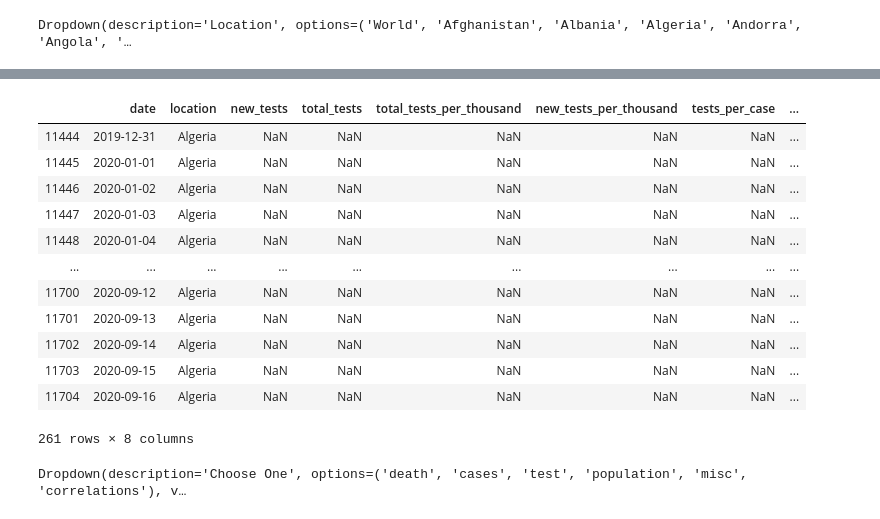
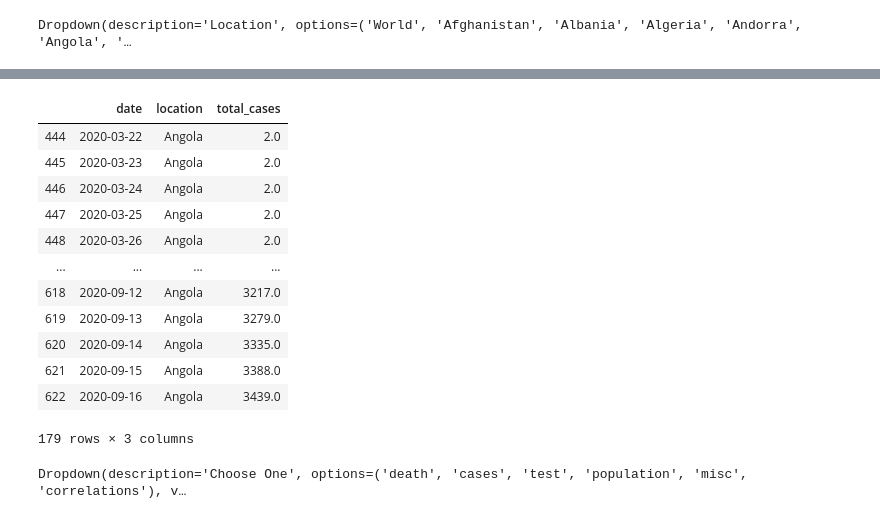
Before and after one commit to kooshaj/Coronavirus-Data-Manipulation-Project, a Jupyter notebook: covid.ipynb, the cells around one changed output, grey strips where cells are left out. Saved outputs shown, nothing was run; the diff lists cells and outputs as text; code cells hidden in the pictures.

Commit message:
fixed location

```diff
--- a/covid.ipynb
+++ b/covid.ipynb
@@ -223,18 +231,2 @@ display(large_output)
 # %% [output]
 [interactive output not drawn]
-# %%
-filtered
-# %% [output]
-|  | date | location | new_tests | total_tests | total_tests_per_thousand | new_tests_per_thousand | tests_per_case | ... |
-| 11444 | 2019-12-31 | Algeria | NaN | NaN | NaN | NaN | NaN | ... |
-| 11445 | 2020-01-01 | Algeria | NaN | NaN | NaN | NaN | NaN | ... |
-| 11446 | 2020-01-02 | Algeria | NaN | NaN | NaN | NaN | NaN | ... |
-| 11447 | 2020-01-03 | Algeria | NaN | NaN | NaN | NaN | NaN | ... |
-| 11448 | 2020-01-04 | Algeria | NaN | NaN | NaN | NaN | NaN | ... |
-| ... | ... | ... | ... | ... | ... | ... | ... | ... |
-| 11700 | 2020-09-12 | Algeria | NaN | NaN | NaN | NaN | NaN | ... |
-| 11701 | 2020-09-13 | Algeria | NaN | NaN | NaN | NaN | NaN | ... |
-| 11702 | 2020-09-14 | Algeria | NaN | NaN | NaN | NaN | NaN | ... |
-| 11703 | 2020-09-15 | Algeria | NaN | NaN | NaN | NaN | NaN | ... |
-| 11704 | 2020-09-16 | Algeria | NaN | NaN | NaN | NaN | NaN | ... |
-261 rows × 8 columns
@@ -241,3 +235,20 @@ filtered
+# %%
+filt_df
+# filtered.to_csv("dataset.csv")
+# %% [output]
+|  | date | location | total_cases |
+| 444 | 2020-03-22 | Angola | 2.0 |
+| 445 | 2020-03-23 | Angola | 2.0 |
+| 446 | 2020-03-24 | Angola | 2.0 |
+| 447 | 2020-03-25 | Angola | 2.0 |
+| 448 | 2020-03-26 | Angola | 2.0 |
+| ... | ... | ... | ... |
+| 618 | 2020-09-12 | Angola | 3217.0 |
+| 619 | 2020-09-13 | Angola | 3279.0 |
+| 620 | 2020-09-14 | Angola | 3335.0 |
+| 621 | 2020-09-15 | Angola | 3388.0 |
+| 622 | 2020-09-16 | Angola | 3439.0 |
+179 rows × 3 columns
 # %%
 d1 = widgets.Dropdown(description = "Choose One", options = ['death', 'cases', 'test', "population", "misc", "correlations"])
 
```
Also changed, not shown: parts of 10 cells of this notebook.
